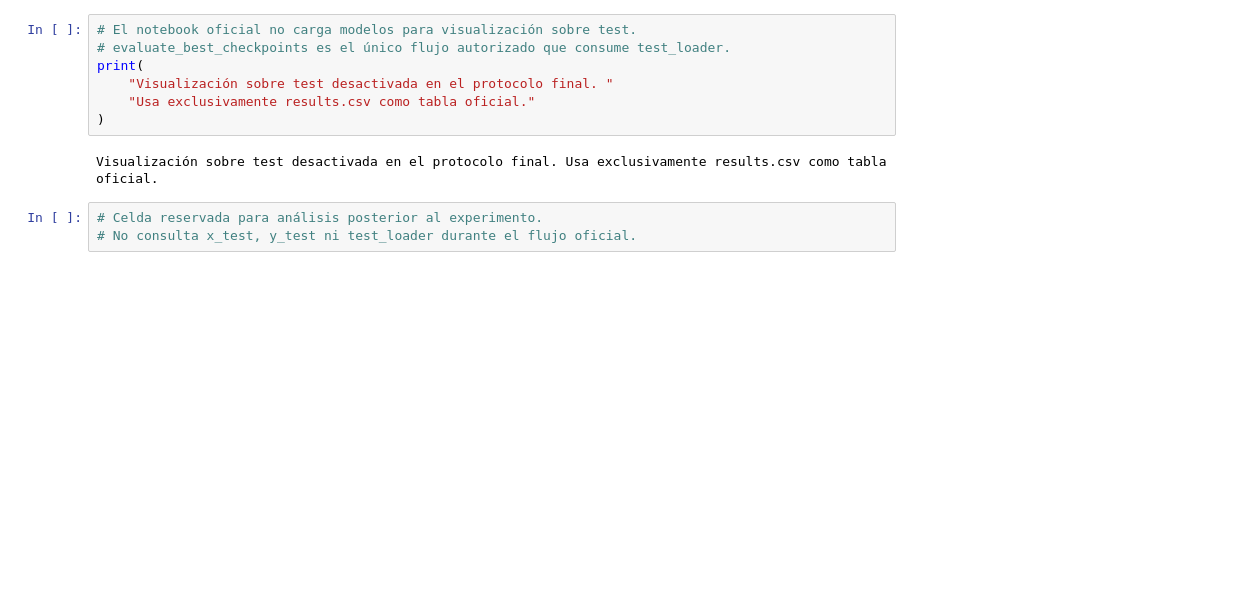
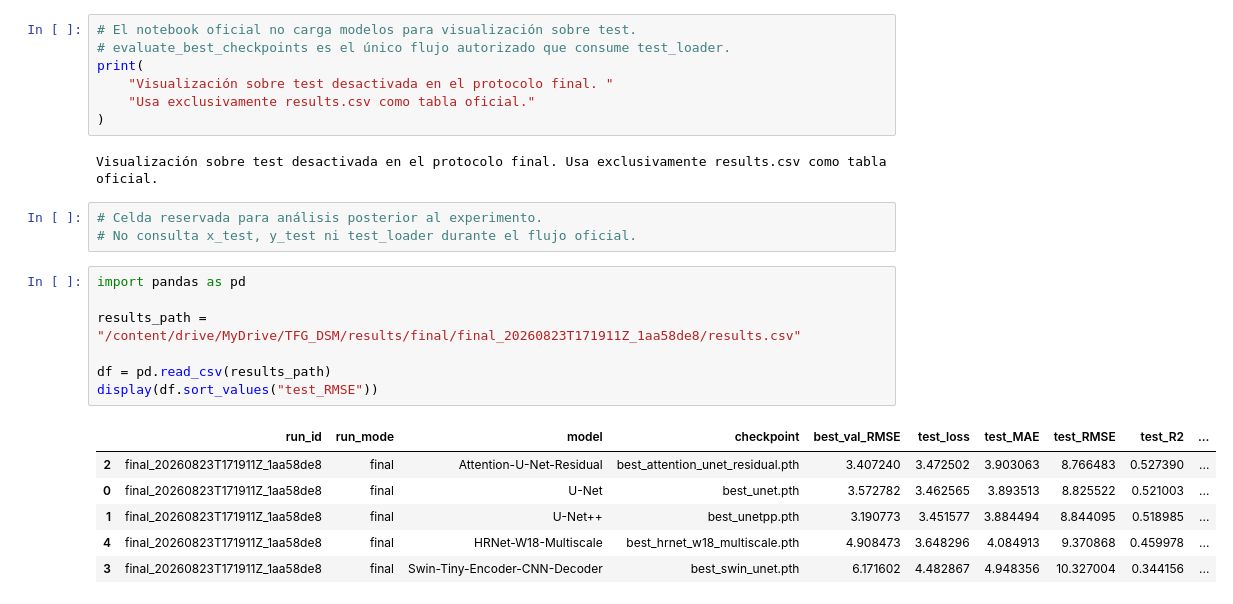
Before and after one commit to ajrodloptfg06/TFG-DSM-DeepLearning, a Jupyter notebook: TFG_DsmV6.ipynb, the cells around one changed output. Drawn from its saved outputs; the diff is of its cells as text; blank space fills up the shorter version.

```diff
--- a/TFG_DsmV6.ipynb
+++ b/TFG_DsmV6.ipynb
@@ -1735,3 +1802,17 @@ Visualización sobre test desactivada en el protocolo final. Usa exclusivamente
 # %%
 # Celda reservada para análisis posterior al experimento.
 # No consulta x_test, y_test ni test_loader durante el flujo oficial.
+# %%
+import pandas as pd
+
+results_path = "/content/drive/MyDrive/TFG_DSM/results/final/final_20260823T171911Z_1aa58de8/results.csv"
+
+df = pd.read_csv(results_path)
+display(df.sort_values("test_RMSE"))
+# %% [output]
+|  | run_id | run_mode | model | checkpoint | best_val_RMSE | test_loss | test_MAE | test_RMSE | test_R2 | ... |
+| 2 | final_20260823T171911Z_1aa58de8 | final | Attention-U-Net-Residual | best_attention_unet_residual.pth | 3.407240 | 3.472502 | 3.903063 | 8.766483 | 0.527390 | ... |
+| 0 | final_20260823T171911Z_1aa58de8 | final | U-Net | best_unet.pth | 3.572782 | 3.462565 | 3.893513 | 8.825522 | 0.521003 | ... |
+| 1 | final_20260823T171911Z_1aa58de8 | final | U-Net++ | best_unetpp.pth | 3.190773 | 3.451577 | 3.884494 | 8.844095 | 0.518985 | ... |
+| 4 | final_20260823T171911Z_1aa58de8 | final | HRNet-W18-Multiscale | best_hrnet_w18_multiscale.pth | 4.908473 | 3.648296 | 4.084913 | 9.370868 | 0.459978 | ... |
+| 3 | final_20260823T171911Z_1aa58de8 | final | Swin-Tiny-Encoder-CNN-Decoder | best_swin_unet.pth | 6.171602 | 4.482867 | 4.948356 | 10.327004 | 0.344156 | ... |
```
Also changed, not shown: parts of 6 cells of this notebook.
